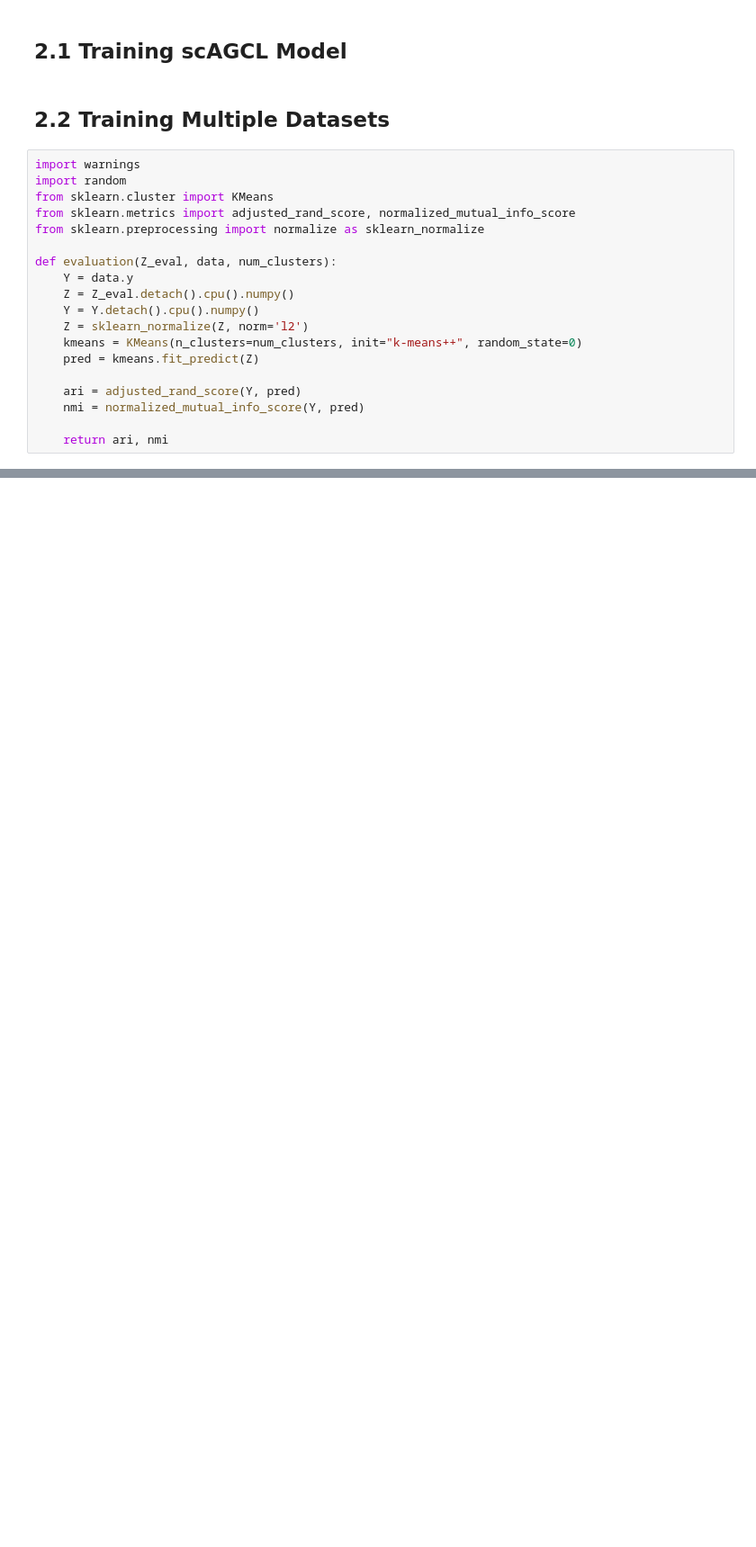
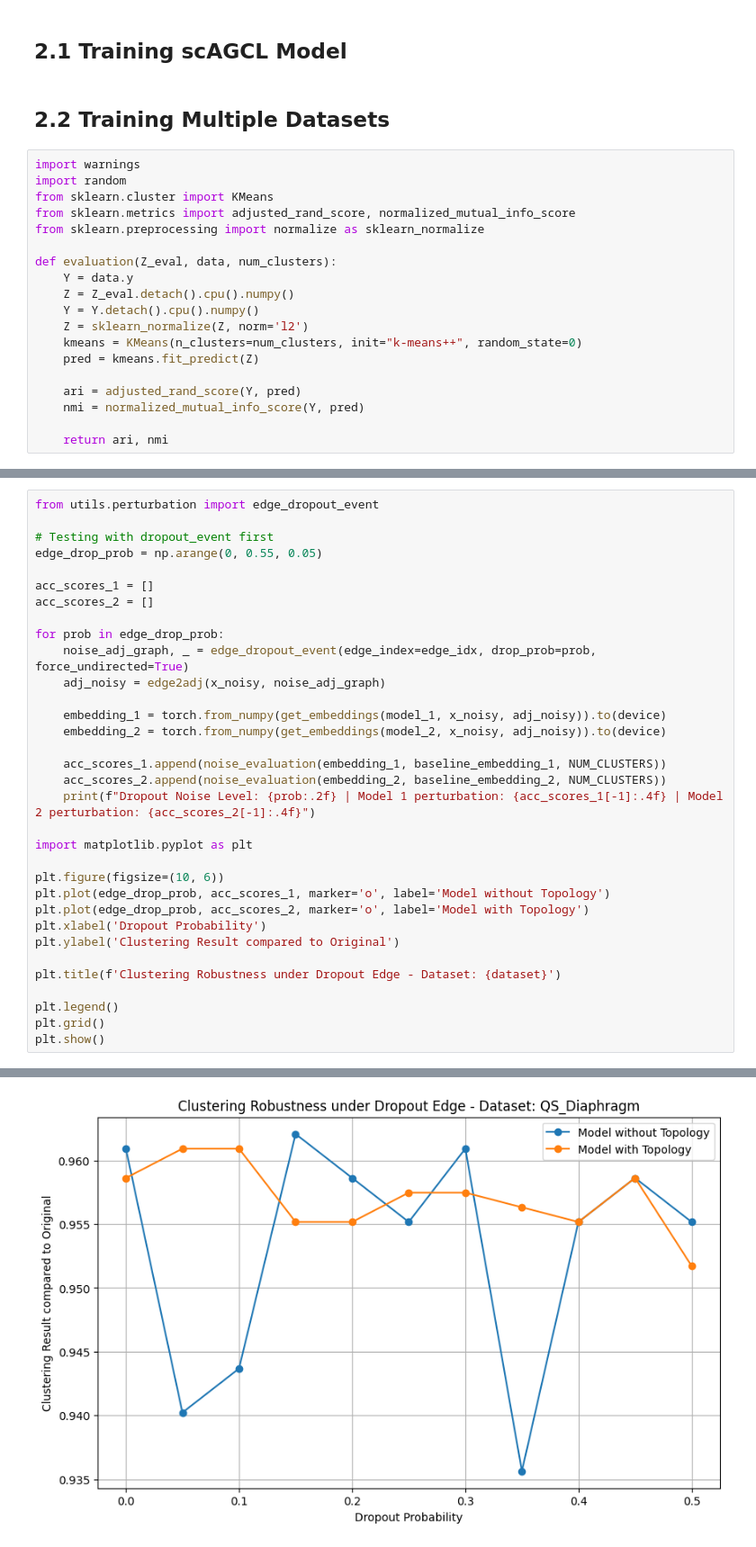
Before and after one commit to trungtranquoc/Topology-Contrastive-Learning-for-scRNA-seq-Clustering, a Jupyter notebook: experimental_notebooks/scagcl-topology.ipynb, the cells around one changed output, grey strips where cells are left out. Shown at 90% size. Saved outputs shown, nothing was run; the diff lists cells and outputs as text; blank space fills up the shorter version.

```diff
--- a/experimental_notebooks/scagcl-topology.ipynb
+++ b/experimental_notebooks/scagcl-topology.ipynb
@@ -595,0 +765,34 @@ KeyboardInterrupt:
+# %%
+from utils.perturbation import edge_dropout_event
+
+# Testing with dropout_event first
+edge_drop_prob = np.arange(0, 0.55, 0.05)
+
+acc_scores_1 = []
+acc_scores_2 = []
+
+for prob in edge_drop_prob:
+    noise_adj_graph, _ = edge_dropout_event(edge_index=edge_idx, drop_prob=prob, force_undirected=True)
+    adj_noisy = edge2adj(x_noisy, noise_adj_graph)
+
+    embedding_1 = torch.from_numpy(get_embeddings(model_1, x_noisy, adj_noisy)).to(device)
+    embedding_2 = torch.from_numpy(get_embeddings(model_2, x_noisy, adj_noisy)).to(device)
+
+    acc_scores_1.append(noise_evaluation(embedding_1, baseline_embedding_1, NUM_CLUSTERS))
+    acc_scores_2.append(noise_evaluation(embedding_2, baseline_embedding_2, NUM_CLUSTERS))
+    print(f"Dropout Noise Level: {prob:.2f} | Model 1 perturbation: {acc_scores_1[-1]:.4f} | Model 2 perturbation: {acc_scores_2[-1]:.4f}")
+
+import matplotlib.pyplot as plt
+
+plt.figure(figsize=(10, 6))
+plt.plot(edge_drop_prob, acc_scores_1, marker='o', label='Model without Topology')
+plt.plot(edge_drop_prob, acc_scores_2, marker='o', label='Model with Topology')
+plt.xlabel('Dropout Probability')
+plt.ylabel('Clustering Result compared to Original')
+
+plt.title(f'Clustering Robustness under Dropout Edge - Dataset: {dataset}')
+
+plt.legend()
+plt.grid()
+plt.show()
+# %% [output]
@@ -595,0 +810 @@ KeyboardInterrupt:
+[figure, added]
```
Also changed, not shown: parts of 12 cells of this notebook, 7 other files.
